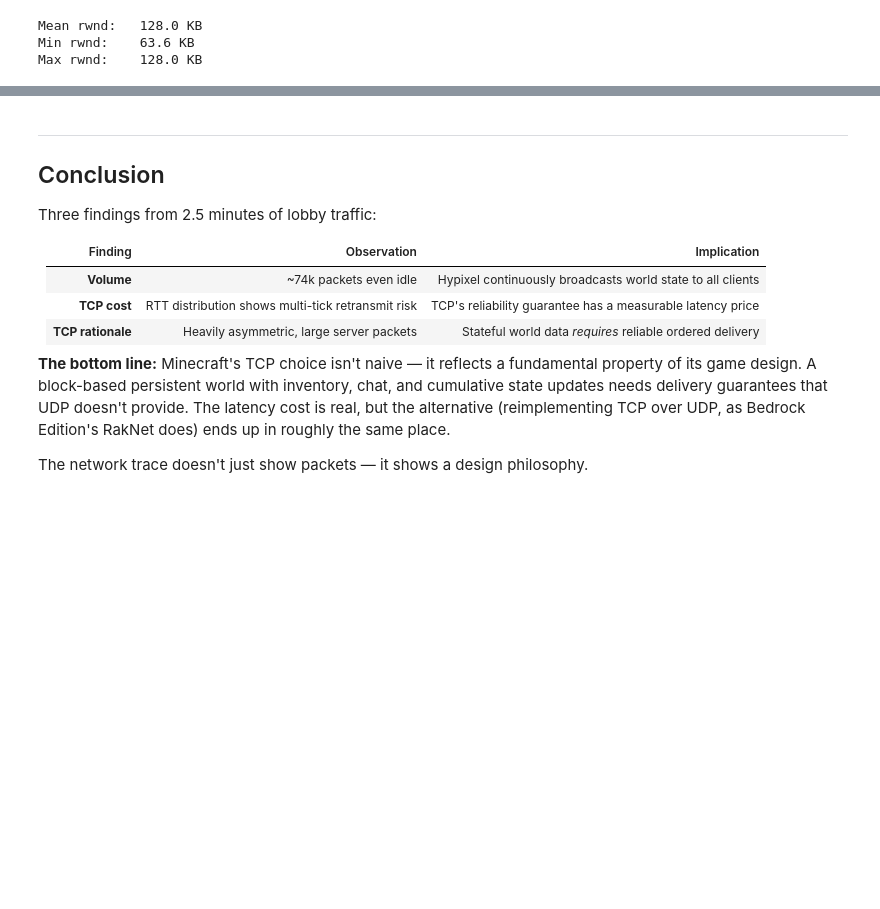
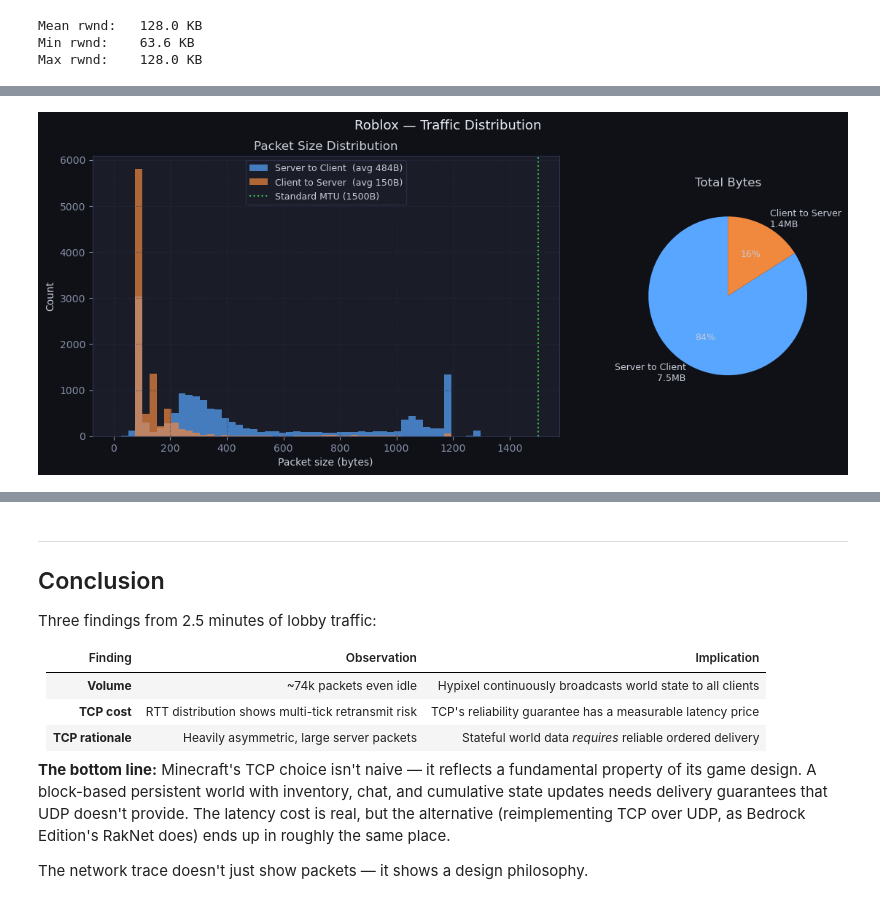
Before and after one commit to GregoryFan/ec441-assignments, a Jupyter notebook: final-project-minecraft/final_minecraft_presentation.ipynb, the cells around one changed output, grey strips where cells are left out. Cells and saved outputs as stored; diff of their text form; code cells hidden in the pictures; blank space fills up the shorter version.

Commit message:
roblox pcap

```diff
--- a/final-project-minecraft/final_minecraft_presentation.ipynb
+++ b/final-project-minecraft/final_minecraft_presentation.ipynb
@@ -30,6 +30,7 @@ plt.rcParams.update({
 
 TSHARK_PATH = '/Applications/Wireshark.app/Contents/MacOS/tshark'
 PCAP        = os.path.expanduser('./minecraft_capture.pcap')
+PCAP_ROBLOX        = os.path.expanduser('./roblox_capture.pcap')
 
 print(f"File: {PCAP}")
 print(f"Size: {os.path.getsize(PCAP)/1e6:.1f} MB")
@@ -342,0 +347,16 @@ Max rwnd:    128.0 KB
+# %%
+# Pass 1 — find server IP
+cap = pyshark.FileCapture(PCAP_ROBLOX, tshark_path=TSHARK_PATH)
+ip_counts = Counter()
+for pkt in cap:
+    try:
+        if not hasattr(pkt, 'udp'): continue
+        ip = pkt.ip if hasattr(pkt, 'ip') else pkt.ipv6
+        ip_counts[ip.src] += 1
+        ip_counts[ip.dst] += 1
+    except: pass
+cap.close()
+
+print("Top IPs — for figuring out which is from Roblox")
+for ip, count in ip_counts.most_common(5):
+    print(f"  {ip:<40} {count} packets")
@@ -342,0 +370,61 @@ Max rwnd:    128.0 KB
+# %%
+SERVER_IP = '128.116.32.33'
+
+cap = pyshark.FileCapture(PCAP_ROBLOX, tshark_path=TSHARK_PATH)
+sizes_c, sizes_s = [], []
+
+for pkt in cap:
+    try:
+        if not hasattr(pkt, 'udp'): continue
+        ip = pkt.ip if hasattr(pkt, 'ip') else pkt.ipv6
+        size = int(pkt.length)
+        if ip.dst == SERVER_IP:
+            sizes_c.append(size)
+        else:
+            sizes_s.append(size)
+    except: pass
+
+cap.close()
+
+# ── Plot ──
+fig = plt.figure(figsize=(13, 5))
+fig.suptitle('Roblox — Traffic Distribution', fontsize=13, color='#e8ecf5')
+gs = gridspec.GridSpec(1, 3, figure=fig, wspace=0.35)
+
+ax1 = fig.add_subplot(gs[0, :2])
+bins = np.linspace(0, 1500, 60)
+ax1.hist(sizes_s, bins=bins, alpha=0.7, color='#58a6ff',
+         label=f'Server to Client  (avg {np.mean(sizes_s):.0f}B)', edgecolor='none')
+ax1.hist(sizes_c, bins=bins, alpha=0.7, color='#f0883e',
+         label=f'Client to Server  (avg {np.mean(sizes_c):.0f}B)', edgecolor='none')
+ax1.axvline(1500, color='#3fb950', lw=1.5, linestyle=':', label='Standard MTU (1500B)')
+ax1.set_xlabel('Packet size (bytes)')
+ax1.set_ylabel('Count')
+ax1.set_title('Packet Size Distribution')
+ax1.legend(fontsize=9)
+ax1.grid(True, alpha=0.4)
+
+ax2 = fig.add_subplot(gs[0, 2])
+total_s = sum(sizes_s)
+total_c = sum(sizes_c)
+ax2.pie([total_s, total_c],
+        labels=[f'Server to Client\n{total_s/1e6:.1f}MB',
+                f'Client to Server\n{total_c/1e6:.1f}MB'],
+        colors=['#58a6ff', '#f0883e'],
+        autopct='%1.0f%%', startangle=90,
+        textprops={'color': '#c8cdd8', 'fontsize': 9})
+ax2.set_title('Total Bytes', pad=10)
+
+plt.savefig('roblox_finding3_asymmetry.png', dpi=150, bbox_inches='tight', facecolor='#0f1117')
+plt.show()
+
+ratio = total_s / max(total_c, 1)
+print(f"Server to Client:  {len(sizes_s):,} packets, {total_s/1e6:.2f} MB")
+print(f"Client to Server:  {len(sizes_c):,} packets, {total_c/1e6:.2f} MB")
+print(f"Asymmetry ratio:   {ratio:.1f}x more data downloaded than uploaded")
+print()
+print("Number of packets over 500B:")
+large = [s for s in sizes_s if s > 500]
+print(f"  {len(large):,} packets  ({len(large)/len(sizes_s)*100:.1f}% of server traffic)")
+# %% [output]
+[figure, added]
```
Also changed, not shown: parts of 4 cells of this notebook, 5 other files.
